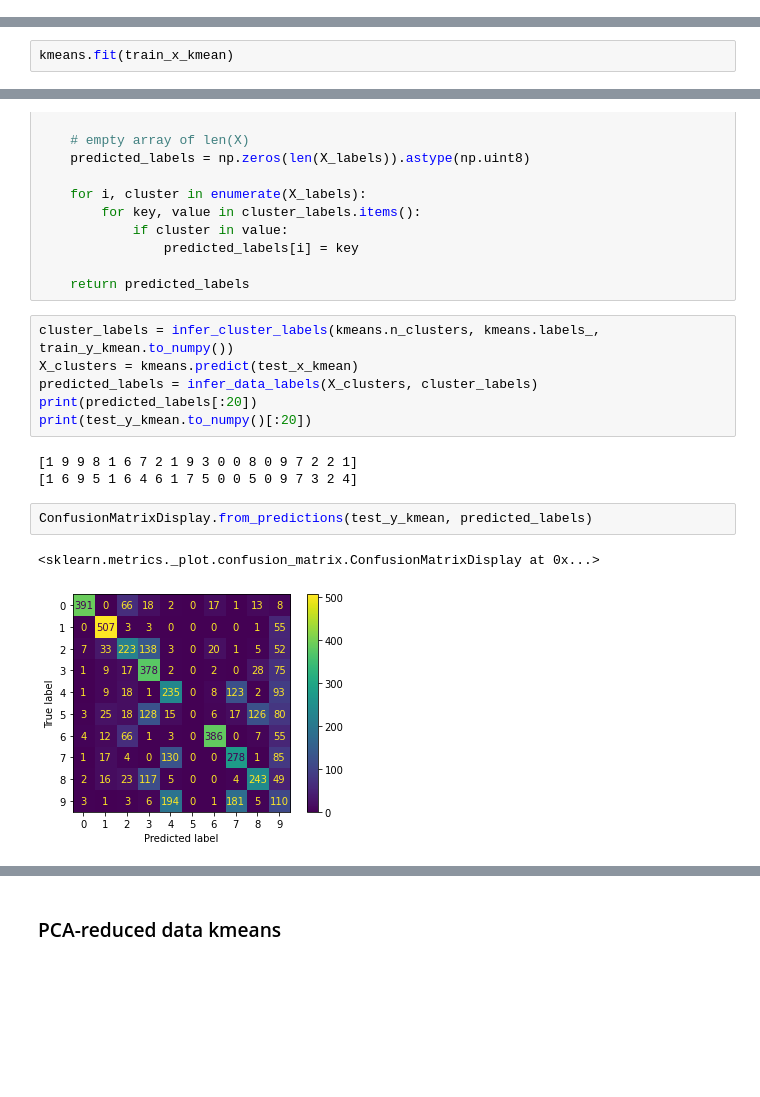
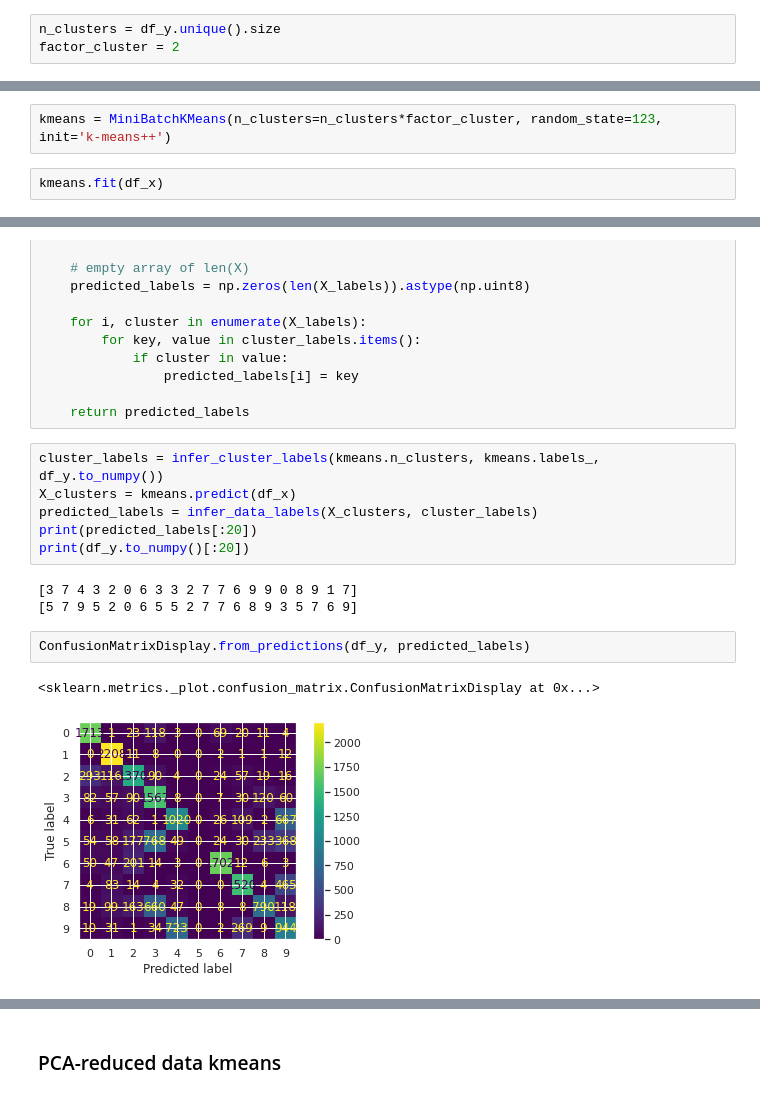
Before and after one commit to BenJoyenConseil/transfer_digits, a Jupyter notebook: MNIST_Random_Forest.ipynb, the cells around one changed output, grey strips where cells are left out. Drawn from its saved outputs; the diff is of its cells as text; blank space fills up the shorter version.

```diff
--- a/MNIST_Random_Forest.ipynb
+++ b/MNIST_Random_Forest.ipynb
@@ -158,2 +157,5 @@ train_x_kmean, test_x_kmean, train_y_kmean, test_y_kmean = train_test_split(df_x
+# %%
+n_clusters = df_y.unique().size
+factor_cluster = 2
 # %%
 from sklearn.cluster import MiniBatchKMeans
@@ -162,3 +162,5 @@ kmeans = MiniBatchKMeans(n_clusters=df_y.unique().size, )
+# %%
+kmeans = MiniBatchKMeans(n_clusters=n_clusters*factor_cluster, random_state=123, init='k-means++')
 # %%
-kmeans.fit(train_x_kmean)
+kmeans.fit(df_x)
 # %% [output]
@@ -230,16 +222,16 @@ def infer_data_labels(X_labels, cluster_labels):
 
     return predicted_labels
 # %%
-cluster_labels = infer_cluster_labels(kmeans.n_clusters, kmeans.labels_, train_y_kmean.to_numpy())
-X_clusters = kmeans.predict(test_x_kmean)
+cluster_labels = infer_cluster_labels(kmeans.n_clusters, kmeans.labels_, df_y.to_numpy())
+X_clusters = kmeans.predict(df_x)
 predicted_labels = infer_data_labels(X_clusters, cluster_labels)
 print(predicted_labels[:20])
-print(test_y_kmean.to_numpy()[:20])
+print(df_y.to_numpy()[:20])
 # %% [output]
-[1 9 9 8 1 6 7 2 1 9 3 0 0 8 0 9 7 2 2 1]
-[1 6 9 5 1 6 4 6 1 7 5 0 0 5 0 9 7 3 2 4]
+[3 7 4 3 2 0 6 3 3 2 7 7 6 9 9 0 8 9 1 7]
+[5 7 9 5 2 0 6 5 5 2 7 7 6 8 9 3 5 7 6 9]
 # %%
-ConfusionMatrixDisplay.from_predictions(test_y_kmean, predicted_labels)
+ConfusionMatrixDisplay.from_predictions(df_y, predicted_labels)
 # %% [output]
 <sklearn.metrics._plot.confusion_matrix.ConfusionMatrixDisplay at 0x...>
-[figure, old version]
+[figure, new version]
```
Also changed, not shown: parts of 23 cells of this notebook.
